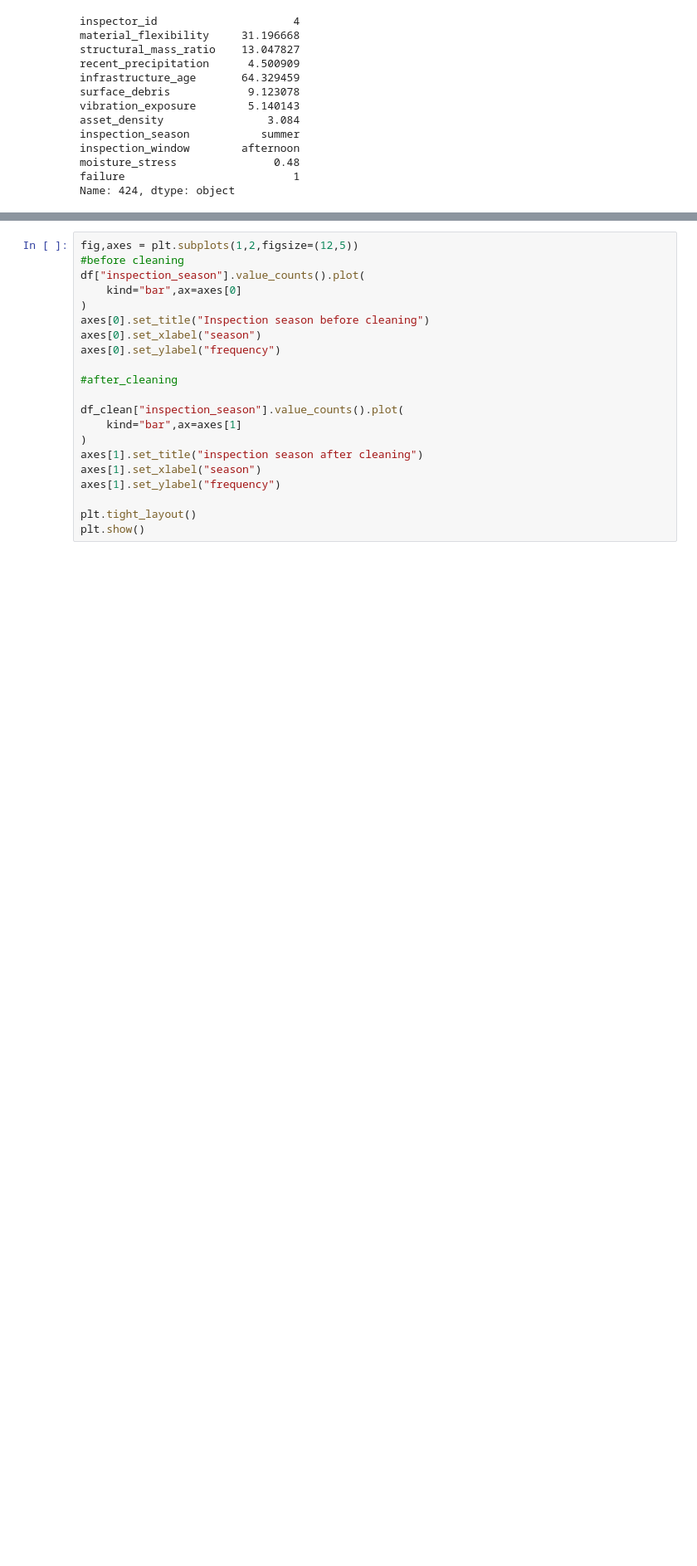
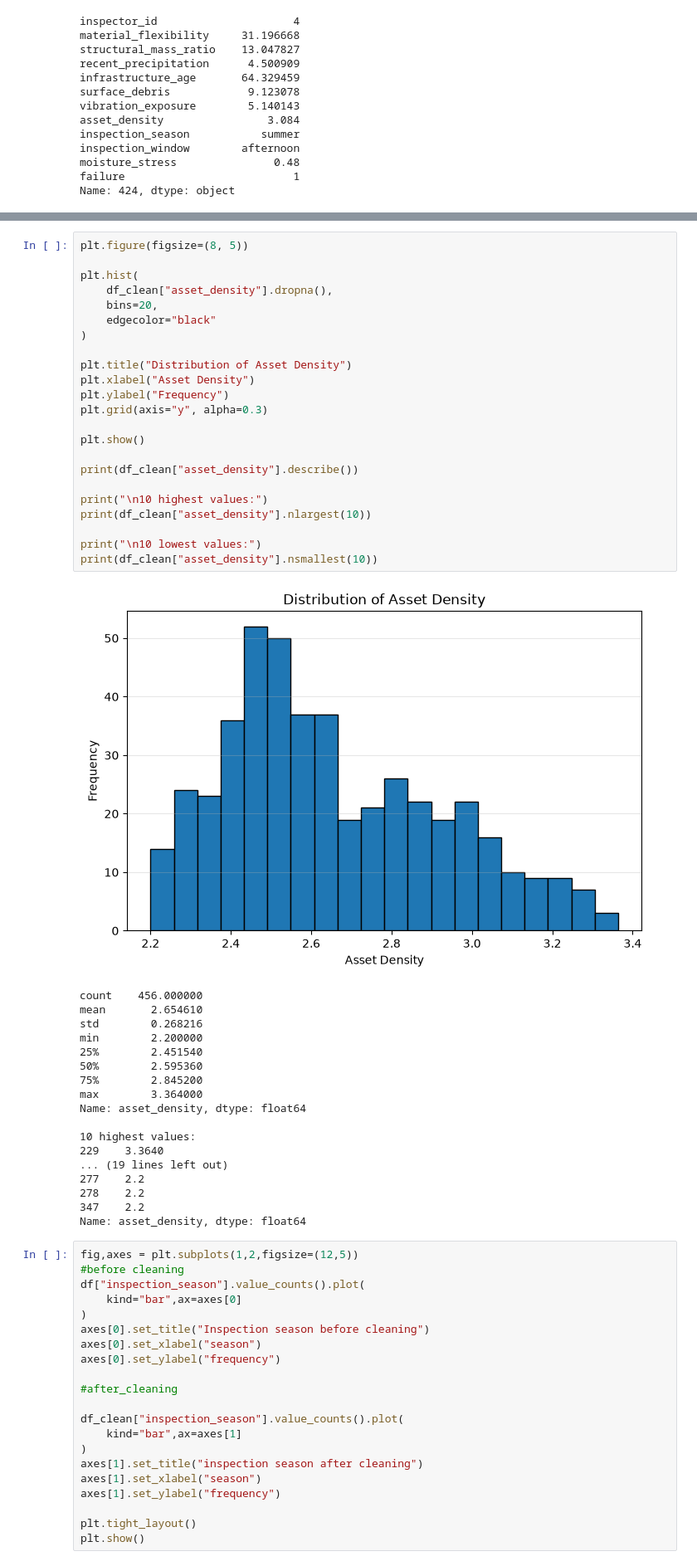
Before and after one commit to GoneVamshi/urban-infrastructure-ml, a Jupyter notebook: notebooks/analysis.ipynb, the cells around one changed output, grey strips where cells are left out. Shown at 83% size. Saved outputs shown, nothing was run; the diff lists cells and outputs as text; blank space fills up the shorter version.

```diff
--- a/notebooks/analysis.ipynb
+++ b/notebooks/analysis.ipynb
@@ -755,3 +794,45 @@ Name: 424, dtype: object
+# %%
+plt.figure(figsize=(8, 5))
+
+plt.hist(
+    df_clean["asset_density"].dropna(),
+    bins=20,
+    edgecolor="black"
+)
+
+plt.title("Distribution of Asset Density")
+plt.xlabel("Asset Density")
+plt.ylabel("Frequency")
+plt.grid(axis="y", alpha=0.3)
+
+plt.show()
+
+print(df_clean["asset_density"].describe())
+
+print("\n10 highest values:")
+print(df_clean["asset_density"].nlargest(10))
+
+print("\n10 lowest values:")
+print(df_clean["asset_density"].nsmallest(10))
+# %% [output]
+[figure, added]
+count    456.000000
+mean       2.654610
+std        0.268216
+min        2.200000
+25%        2.451540
+50%        2.595360
+75%        2.845200
+max        3.364000
+Name: asset_density, dtype: float64
+
+10 highest values:
+229    3.3640
+... (19 lines left out)
+277    2.2
+278    2.2
+347    2.2
+Name: asset_density, dtype: float64
 # %%
 fig,axes = plt.subplots(1,2,figsize=(12,5))
 #before cleaning
```
Also changed, not shown: parts of 1 cell of this notebook.
